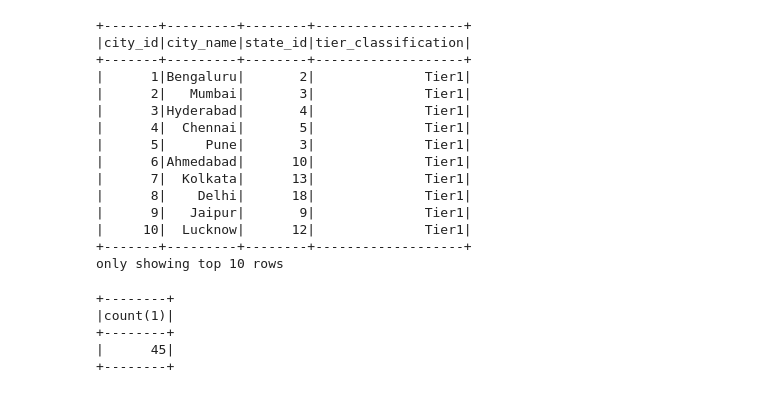
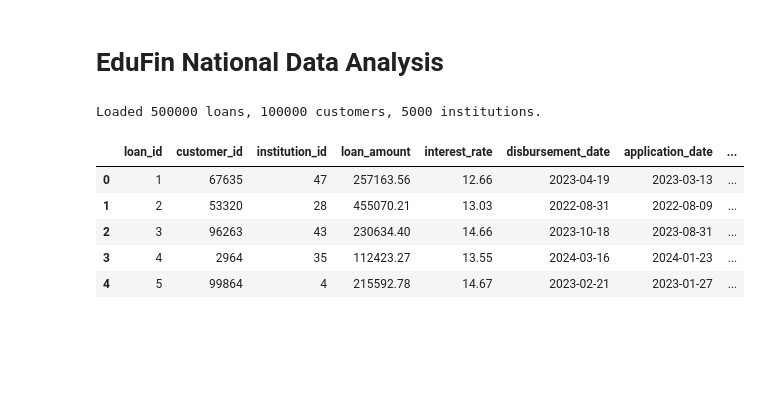
Before and after one commit to SiddhuShkya/Databricks-EduFin-Investigation, a Jupyter notebook: research/edufin-national.ipynb, the cells around one changed output. Drawn from its saved outputs; the diff is of its cells as text; code cells hidden in the pictures; blank space fills up the shorter version.

```diff
--- a/research/edufin-national.ipynb
+++ b/research/edufin-national.ipynb
@@ -171,32 +1,2 @@ Cities Information
-# %%
-query = """
-SELECT * FROM dim_city;
-"""
-spark.sql(query).show(10)
-# %% [output]
-+-------+---------+--------+-------------------+
-|city_id|city_name|state_id|tier_classification|
-+-------+---------+--------+-------------------+
-|      1|Bengaluru|       2|              Tier1|
-|      2|   Mumbai|       3|              Tier1|
-|      3|Hyderabad|       4|              Tier1|
-|      4|  Chennai|       5|              Tier1|
-|      5|     Pune|       3|              Tier1|
-|      6|Ahmedabad|      10|              Tier1|
-|      7|  Kolkata|      13|              Tier1|
-|      8|    Delhi|      18|              Tier1|
-|      9|   Jaipur|       9|              Tier1|
-|     10|  Lucknow|      12|              Tier1|
-+-------+---------+--------+-------------------+
-only showing top 10 rows
-# %%
-query = """
-SELECT COUNT(*) FROM dim_city;
-"""
-spark.sql(query).show(10)
-# %% [output]
-+--------+
-|count(1)|
-+--------+
-|      45|
-+--------+
+# %% [markdown]
+# EduFin National Data Analysis
@@ -202,0 +10,21 @@ spark.sql(query).show(10)
+# %%
+# Load the datasets
+base_path = "../datasets/edufin_national/"
+loans = pd.read_csv(base_path + "loans.csv")
+customers = pd.read_csv(base_path + "customers.csv")
+institutions = pd.read_csv(base_path + "institutions.csv")
+dim_state = pd.read_csv(base_path + "dim_state.csv")
+dim_city = pd.read_csv(base_path + "dim_city.csv")
+
+print(f"Loaded {len(loans)} loans, {len(customers)} customers, {len(institutions)} institutions.")
+# %% [output]
+Loaded 500000 loans, 100000 customers, 5000 institutions.
+# %%
+loans.head()
+# %% [output]
+|  | loan_id | customer_id | institution_id | loan_amount | interest_rate | disbursement_date | application_date | ... |
+| 0 | 1 | 67635 | 47 | 257163.56 | 12.66 | 2023-04-19 | 2023-03-13 | ... |
+| 1 | 2 | 53320 | 28 | 455070.21 | 13.03 | 2022-08-31 | 2022-08-09 | ... |
+| 2 | 3 | 96263 | 43 | 230634.40 | 14.66 | 2023-10-18 | 2023-08-31 | ... |
+| 3 | 4 | 2964 | 35 | 112423.27 | 13.55 | 2024-03-16 | 2024-01-23 | ... |
+| 4 | 5 | 99864 | 4 | 215592.78 | 14.67 | 2023-02-21 | 2023-01-27 | ... |
```
Also changed, not shown: parts of 21 cells of this notebook, 3 other files.
